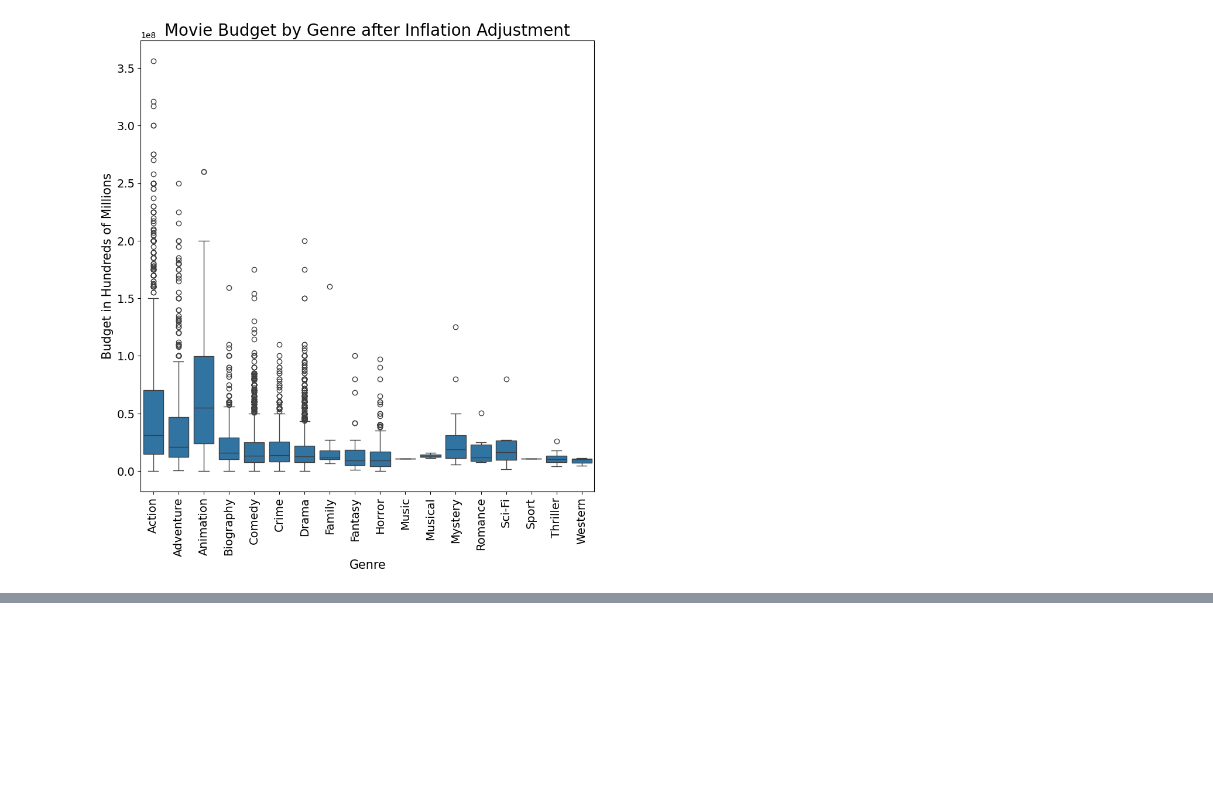
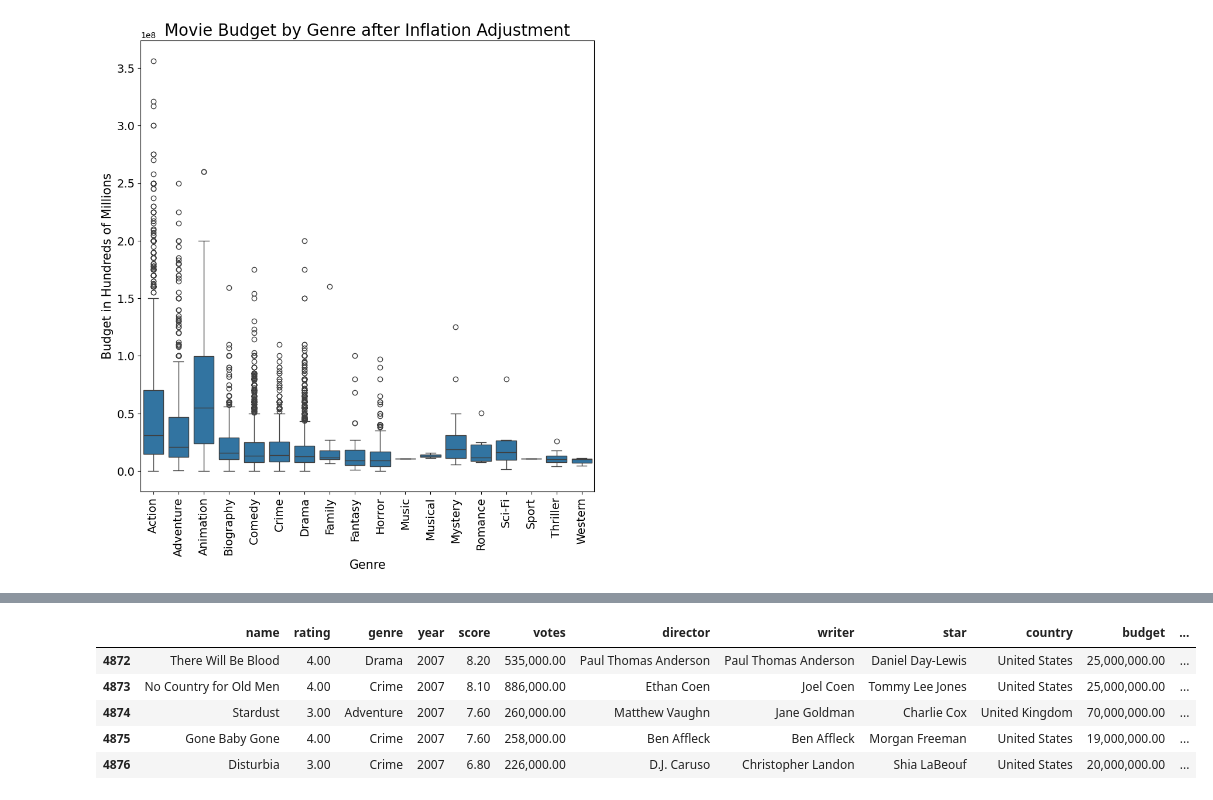
Before and after one commit to pujakc/Project4, a Jupyter notebook: Code/03_Budget_adjustment.ipynb, the cells around one changed output, grey strips where cells are left out. Cells and saved outputs as stored; diff of their text form; code cells hidden in the pictures; blank space fills up the shorter version.

```diff
--- a/Code/03_Budget_adjustment.ipynb
+++ b/Code/03_Budget_adjustment.ipynb
@@ -401,0 +414,9 @@ df.to_csv('../Data/final_inflation_adj_data.csv', index = False)
+# %%
+post07.head()
+# %% [output]
+|  | name | rating | genre | year | score | votes | director | writer | star | country | budget | ... |
+| 4872 | There Will Be Blood | 4.00 | Drama | 2007 | 8.20 | 535,000.00 | Paul Thomas Anderson | Paul Thomas Anderson | Daniel Day-Lewis | United States | 25,000,000.00 | ... |
+| 4873 | No Country for Old Men | 4.00 | Crime | 2007 | 8.10 | 886,000.00 | Ethan Coen | Joel Coen | Tommy Lee Jones | United States | 25,000,000.00 | ... |
+| 4874 | Stardust | 3.00 | Adventure | 2007 | 7.60 | 260,000.00 | Matthew Vaughn | Jane Goldman | Charlie Cox | United Kingdom | 70,000,000.00 | ... |
+| 4875 | Gone Baby Gone | 4.00 | Crime | 2007 | 7.60 | 258,000.00 | Ben Affleck | Ben Affleck | Morgan Freeman | United States | 19,000,000.00 | ... |
+| 4876 | Disturbia | 3.00 | Crime | 2007 | 6.80 | 226,000.00 | D.J. Caruso | Christopher Landon | Shia LaBeouf | United States | 20,000,000.00 | ... |
```
Also changed, not shown: parts of 5 cells of this notebook, 2 other files.
